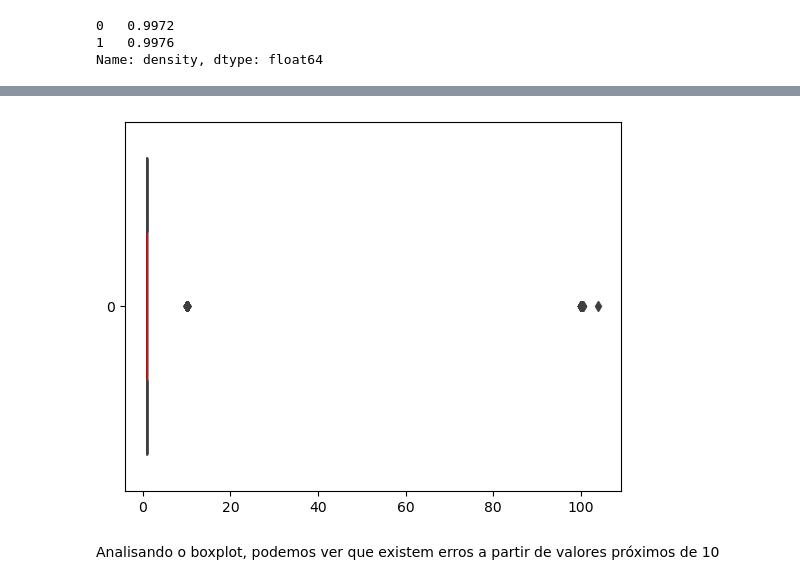
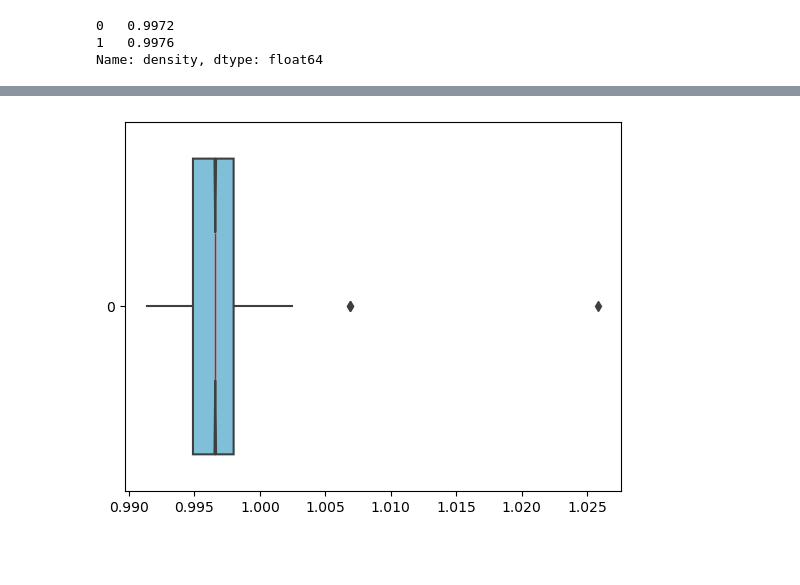
Before and after one commit to gabrieldadcarvalho/machine_learning, a Jupyter notebook: wine_quality/analitic_wine.ipynb, the cells around one changed output, grey strips where cells are left out. Cells and saved outputs as stored; diff of their text form; code cells hidden in the pictures; blank space fills up the shorter version.

```diff
--- a/wine_quality/analitic_wine.ipynb
+++ b/wine_quality/analitic_wine.ipynb
@@ -89,7 +89,7 @@ warnings.filterwarnings("ignore")
 # Importando os dados
 df = pd.read_csv(
     "https://raw.githubusercontent.com/gabrieldadcarvalho/machine_learning/main/wine_quality/wine_quality.csv",
-    sep=";",
+    sep=",",
 )
 # %%
 # Obtendo as variáveis independentes e dependente
@@ -601,9 +623,8 @@ Primeiramente, podemos notar que existe um ou mais observações com possível e
 # %%
-sns.boxplot(x["density"], orient='h',    notch=True, showcaps=False,
+l = (x['density']) ** (1/1.5)
+sns.boxplot(l, orient='h',    notch=True, showcaps=False,
     boxprops={"facecolor": (0, .5, .7, .5)},
     medianprops={"color": "r", "linewidth": 1})
 plt.show()
 # %% [output]
-[figure, old version]
+[figure, new version]
-# %% [markdown]
-Analisando o boxplot, podemos ver que existem erros a partir de valores próximos de 10
```
Also changed, not shown: parts of 24 cells of this notebook.
